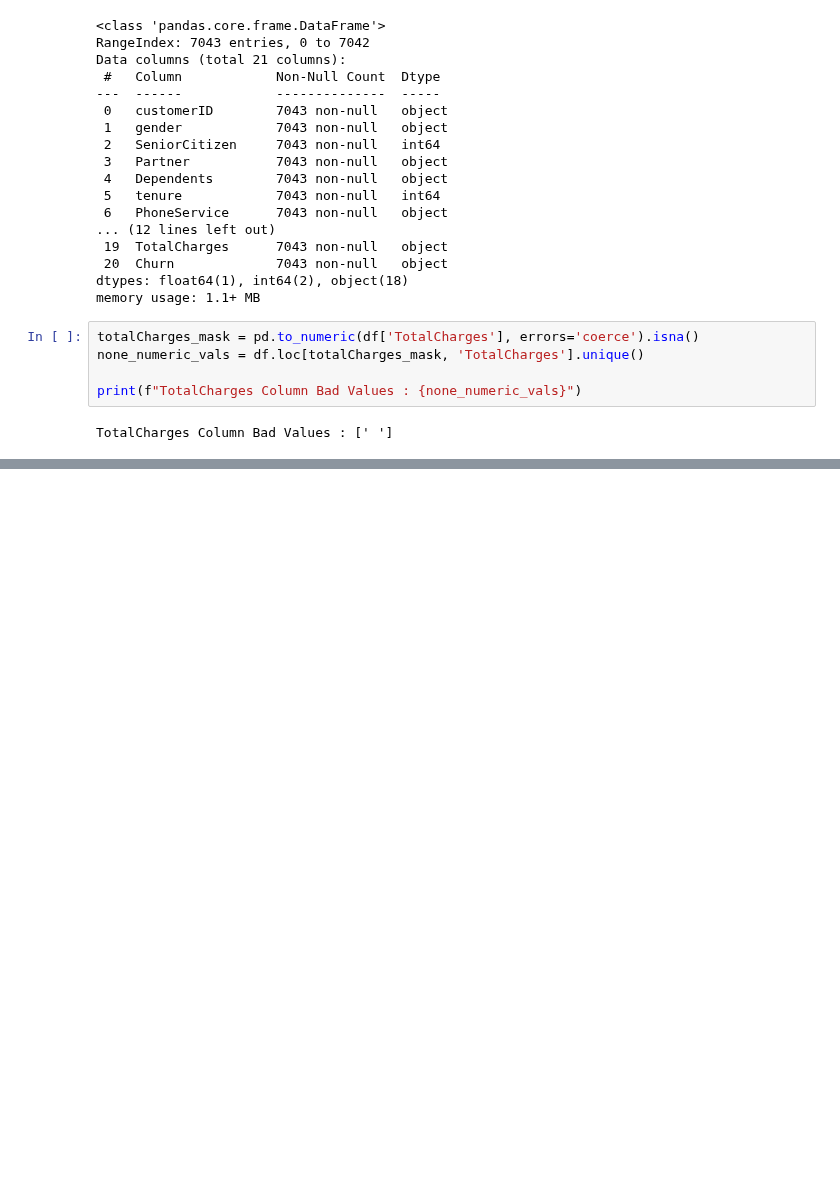
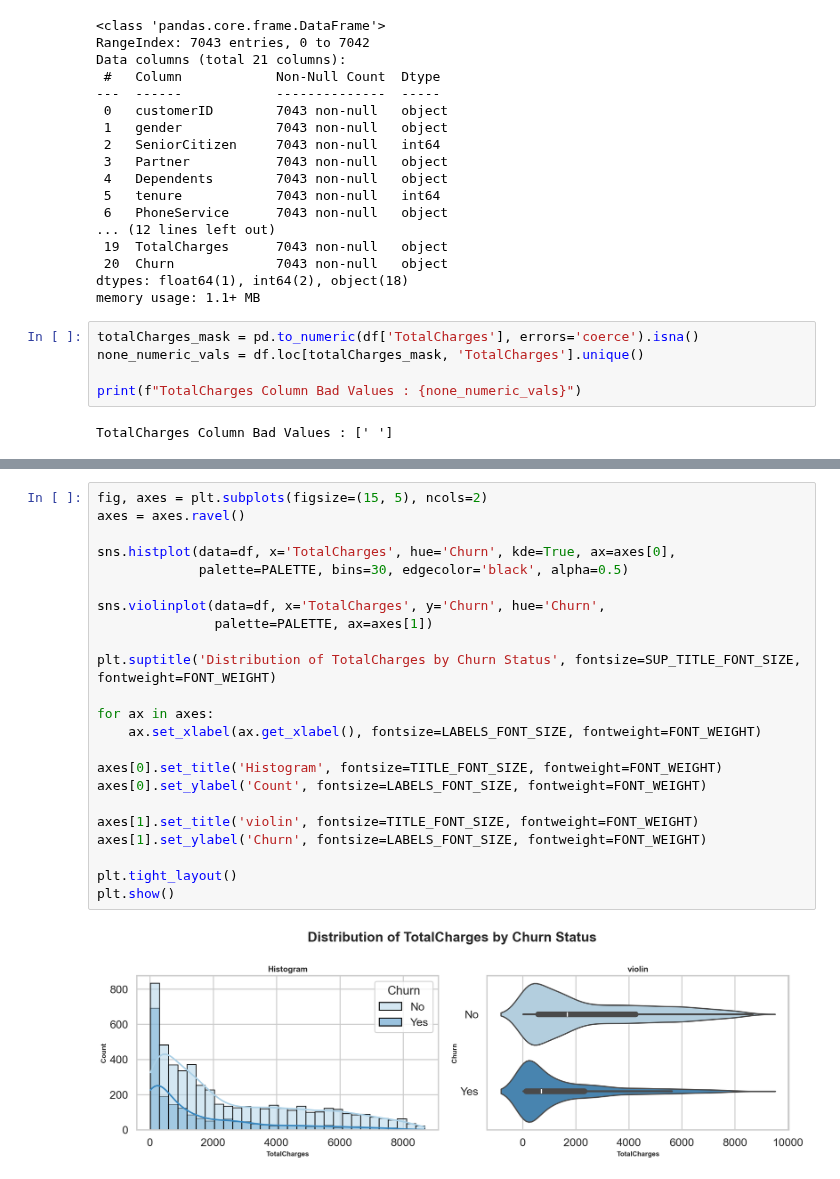
Before and after one commit to ParsaDEV15/Data-Science-Lab, a Jupyter notebook: ChurnSense/customer_churn_ml.ipynb, the cells around one changed output, grey strips where cells are left out. Drawn from its saved outputs; the diff is of its cells as text; blank space fills up the shorter version.

```diff
--- a/ChurnSense/customer_churn_ml.ipynb
+++ b/ChurnSense/customer_churn_ml.ipynb
@@ -358,0 +192,25 @@ Accuracy Score: 0.7512437810945274
+# %%
+fig, axes = plt.subplots(figsize=(15, 5), ncols=2)
+axes = axes.ravel()
+
+sns.histplot(data=df, x='TotalCharges', hue='Churn', kde=True, ax=axes[0],
+             palette=PALETTE, bins=30, edgecolor='black', alpha=0.5)
+
+sns.violinplot(data=df, x='TotalCharges', y='Churn', hue='Churn',
+               palette=PALETTE, ax=axes[1])
+
+plt.suptitle('Distribution of TotalCharges by Churn Status', fontsize=SUP_TITLE_FONT_SIZE, fontweight=FONT_WEIGHT)
+
+for ax in axes:
+    ax.set_xlabel(ax.get_xlabel(), fontsize=LABELS_FONT_SIZE, fontweight=FONT_WEIGHT)
+
+axes[0].set_title('Histogram', fontsize=TITLE_FONT_SIZE, fontweight=FONT_WEIGHT)
+axes[0].set_ylabel('Count', fontsize=LABELS_FONT_SIZE, fontweight=FONT_WEIGHT)
+
+axes[1].set_title('violin', fontsize=TITLE_FONT_SIZE, fontweight=FONT_WEIGHT)
+axes[1].set_ylabel('Churn', fontsize=LABELS_FONT_SIZE, fontweight=FONT_WEIGHT)
+
+plt.tight_layout()
+plt.show()
+# %% [output]
+[figure, added]
```
Also changed, not shown: parts of 54 cells of this notebook.
